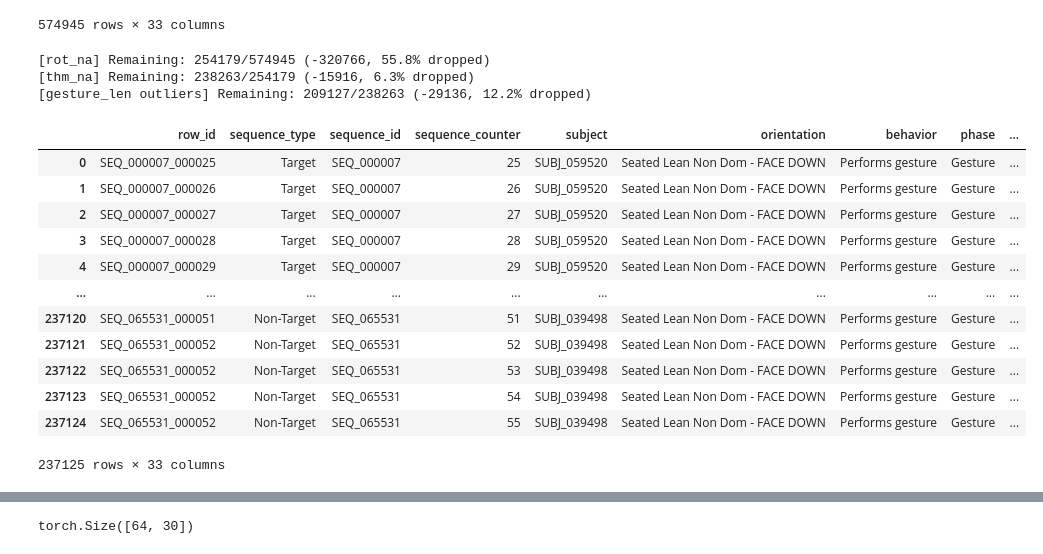
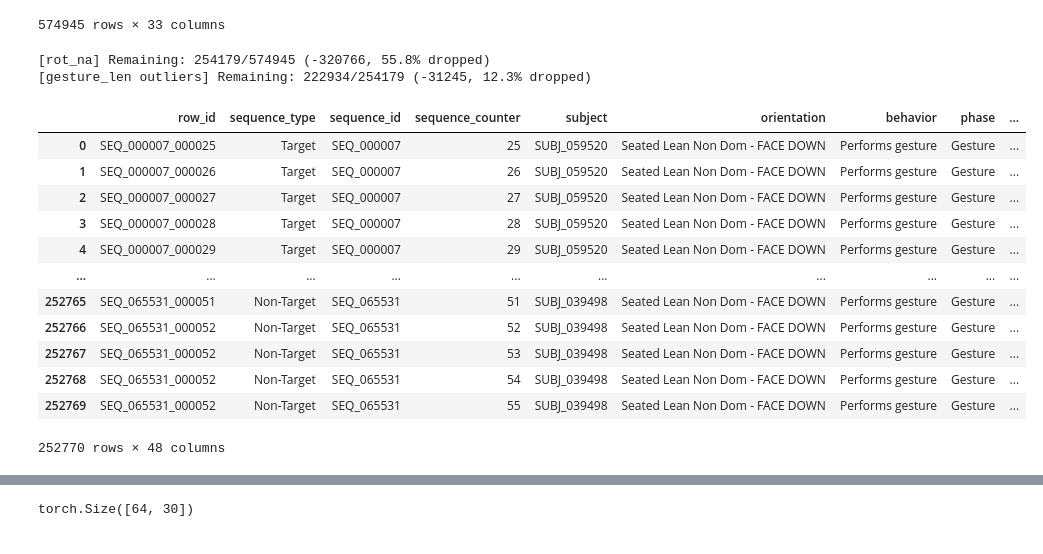
Before and after one commit to zeyad-shaban/cmi_competition, a Jupyter notebook: notebooks/06_conv1d.ipynb, the cells around one changed output, grey strips where cells are left out. Saved outputs shown, nothing was run; the diff lists cells and outputs as text; code cells hidden in the pictures.

```diff
--- a/notebooks/06_conv1d.ipynb
+++ b/notebooks/06_conv1d.ipynb
@@ -61,24 +57,26 @@ full_df
 | 574944 | SEQ_065531_000052 | Non-Target | SEQ_065531 | 52 | SUBJ_039498 | Seated Lean Non Dom - FACE DOWN | Performs gesture | Gesture | ... |
 574945 rows × 33 columns
 # %%
-filtered_df, target_gestures = clean_df(full_df, drop_rot_na=True, drop_thm_na=True)
+filtered_df, target_gestures = clean_df(full_df, drop_rot_na=True, drop_thm_na=False)
 filtered_df = normalize_sequence_count(filtered_df)
 
+filtered_df = rotation_feature_engineer(filtered_df)
+filtered_df = accelrometer_feature_engineer (filtered_df)
+
 filtered_df
 # %% [output]
 [rot_na] Remaining: 254179/574945 (-320766, 55.8% dropped)
-[thm_na] Remaining: 238263/254179 (-15916, 6.3% dropped)
-[gesture_len outliers] Remaining: 209127/238263 (-29136, 12.2% dropped)
+[gesture_len outliers] Remaining: 222934/254179 (-31245, 12.3% dropped)
 |  | row_id | sequence_type | sequence_id | sequence_counter | subject | orientation | behavior | phase | ... |
 | 0 | SEQ_000007_000025 | Target | SEQ_000007 | 25 | SUBJ_059520 | Seated Lean Non Dom - FACE DOWN | Performs gesture | Gesture | ... |
 | 1 | SEQ_000007_000026 | Target | SEQ_000007 | 26 | SUBJ_059520 | Seated Lean Non Dom - FACE DOWN | Performs gesture | Gesture | ... |
 | 2 | SEQ_000007_000027 | Target | SEQ_000007 | 27 | SUBJ_059520 | Seated Lean Non Dom - FACE DOWN | Performs gesture | Gesture | ... |
 | 3 | SEQ_000007_000028 | Target | SEQ_000007 | 28 | SUBJ_059520 | Seated Lean Non Dom - FACE DOWN | Performs gesture | Gesture | ... |
 | 4 | SEQ_000007_000029 | Target | SEQ_000007 | 29 | SUBJ_059520 | Seated Lean Non Dom - FACE DOWN | Performs gesture | Gesture | ... |
 | ... | ... | ... | ... | ... | ... | ... | ... | ... | ... |
-| 237120 | SEQ_065531_000051 | Non-Target | SEQ_065531 | 51 | SUBJ_039498 | Seated Lean Non Dom - FACE DOWN | Performs gesture | Gesture | ... |
-| 237121 | SEQ_065531_000052 | Non-Target | SEQ_065531 | 52 | SUBJ_039498 | Seated Lean Non Dom - FACE DOWN | Performs gesture | Gesture | ... |
-| 237122 | SEQ_065531_000052 | Non-Target | SEQ_065531 | 53 | SUBJ_039498 | Seated Lean Non Dom - FACE DOWN | Performs gesture | Gesture | ... |
-| 237123 | SEQ_065531_000052 | Non-Target | SEQ_065531 | 54 | SUBJ_039498 | Seated Lean Non Dom - FACE DOWN | Performs gesture | Gesture | ... |
-| 237124 | SEQ_065531_000052 | Non-Target | SEQ_065531 | 55 | SUBJ_039498 | Seated Lean Non Dom - FACE DOWN | Performs gesture | Gesture | ... |
+| 252765 | SEQ_065531_000051 | Non-Target | SEQ_065531 | 51 | SUBJ_039498 | Seated Lean Non Dom - FACE DOWN | Performs gesture | Gesture | ... |
+| 252766 | SEQ_065531_000052 | Non-Target | SEQ_065531 | 52 | SUBJ_039498 | Seated Lean Non Dom - FACE DOWN | Performs gesture | Gesture | ... |
+| 252767 | SEQ_065531_000052 | Non-Target | SEQ_065531 | 53 | SUBJ_039498 | Seated Lean Non Dom - FACE DOWN | Performs gesture | Gesture | ... |
+| 252768 | SEQ_065531_000052 | Non-Target | SEQ_065531 | 54 | SUBJ_039498 | Seated Lean Non Dom - FACE DOWN | Performs gesture | Gesture | ... |
+| 252769 | SEQ_065531_000052 | Non-Target | SEQ_065531 | 55 | SUBJ_039498 | Seated Lean Non Dom - FACE DOWN | Performs gesture | Gesture | ... |
-237125 rows × 33 columns
+252770 rows × 48 columns
```
Also changed, not shown: parts of 6 cells of this notebook, 7 other files.
